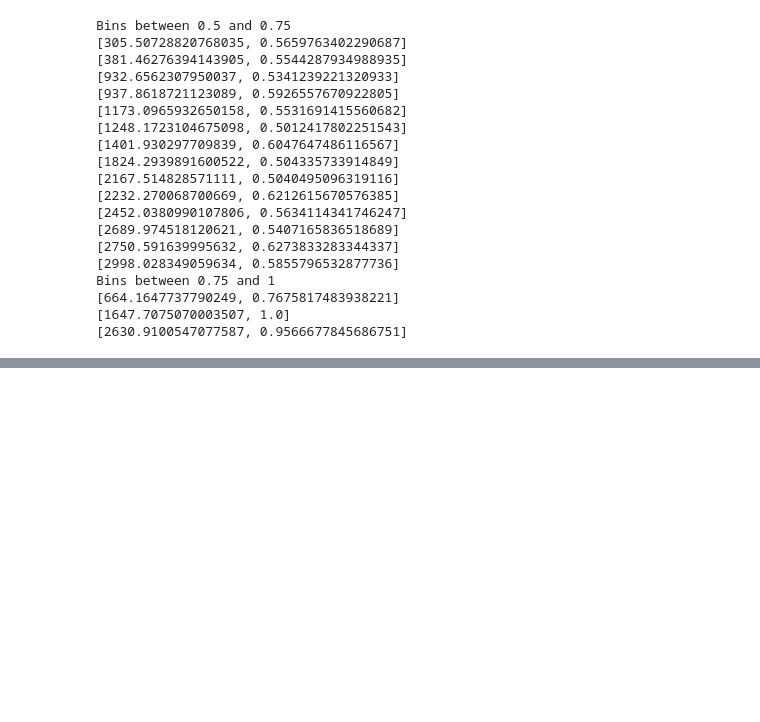
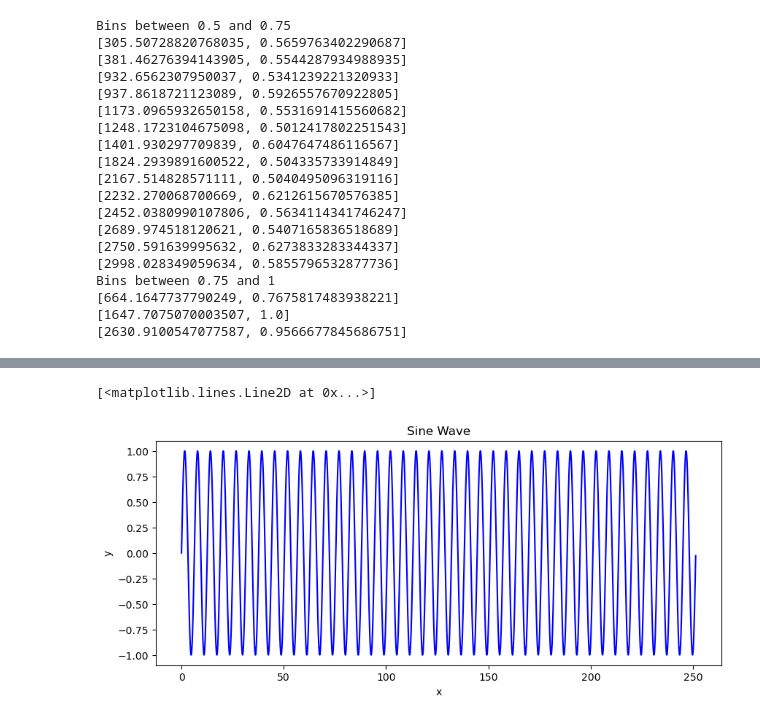
Before and after one commit to pedro-lucas-bravo/sync_swarm_experiments, a Jupyter notebook: data_analysis/swarmalators_scalability.ipynb, the cells around one changed output, grey strips where cells are left out. Cells and saved outputs as stored; diff of their text form; code cells hidden in the pictures; blank space fills up the shorter version.

```diff
--- a/data_analysis/swarmalators_scalability.ipynb
+++ b/data_analysis/swarmalators_scalability.ipynb
@@ -258,0 +259,24 @@ plot_waveform_and_spectrogram_zones(audio_data_3, spectrogram_data_3, sr, filepa
+# %%
+import numpy as np
+import matplotlib.pyplot as plt
+
+# Generate x values from 0 to 2*pi with a step of 0.1
+x = np.arange(0, 2*np.pi * 40, 0.1)
+
+# Calculate the y values using the sine function
+y = np.sin(x)
+
+plt.figure(figsize=(10, 4))
+
+
+# Add labels and title
+plt.xlabel('x')
+plt.ylabel('y')
+plt.title('Sine Wave')
+
+# Show the plot
+# Plot the sine wave with blue color
+plt.plot(x, y, color='blue')
+# %% [output]
+[<matplotlib.lines.Line2D at 0x...>]
+[figure, added]
```
Also changed, not shown: parts of 4 cells of this notebook, 1 other file.
